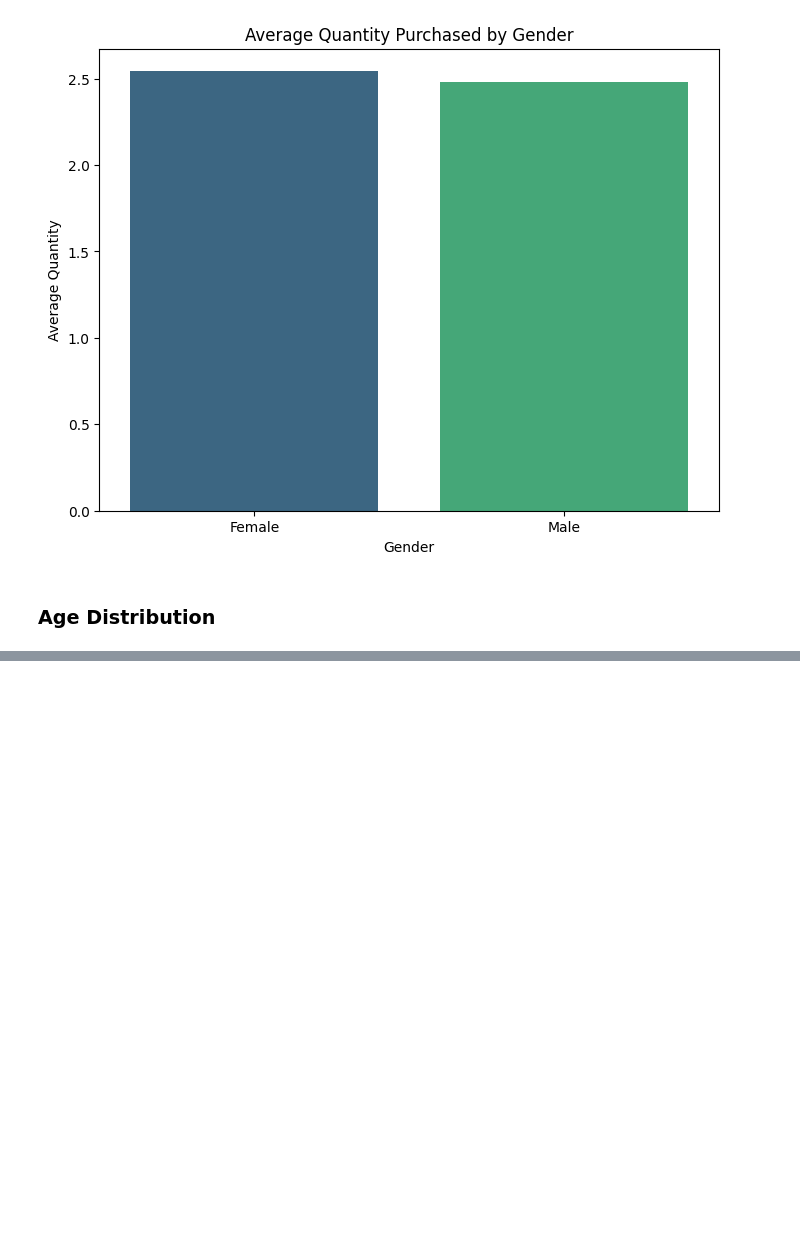
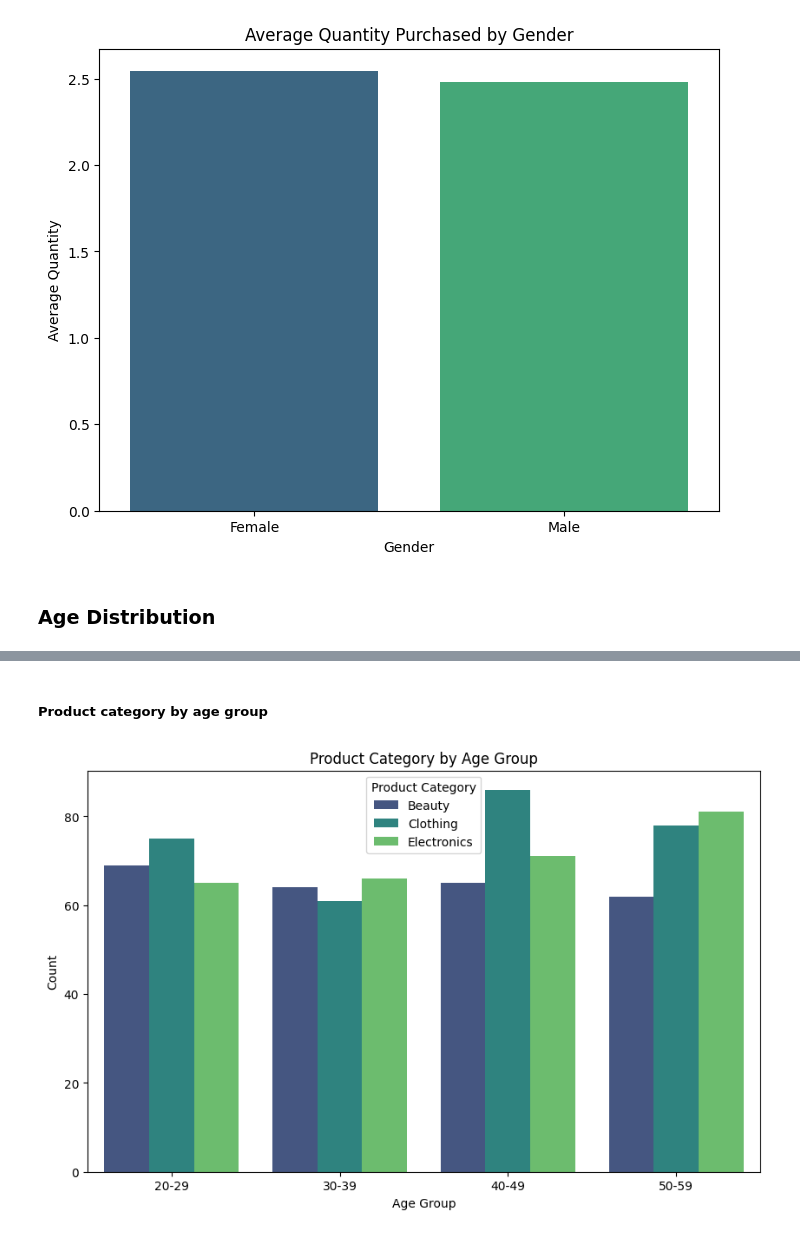
Before and after one commit to OptimusCoderr/Oasis_Infobyte, a Jupyter notebook: oasis-infobyte-retail-sales.ipynb, the cells around one changed output, grey strips where cells are left out. Cells and saved outputs as stored; diff of their text form; code cells hidden in the pictures; blank space fills up the shorter version.

```diff
--- a/oasis-infobyte-retail-sales.ipynb
+++ b/oasis-infobyte-retail-sales.ipynb
@@ -215,0 +226,17 @@ Name: Quantity, dtype: float64
+# %% [markdown]
+##### Product category by age group
+# %%
+# Bin ages into groups
+bins = [20, 30, 40, 50, 60]
+labels = ['20-29', '30-39', '40-49', '50-59']
+df_retail['Age Group'] = pd.cut(df_retail['Age'], bins=bins, labels=labels, right=False)
+
+# Product category by age group
+plt.figure(figsize=(10, 6))
+sns.countplot(x='Age Group', hue='Product Category', data=df_retail, palette='viridis')
+plt.title('Product Category by Age Group')
+plt.xlabel('Age Group')
+plt.ylabel('Count')
+plt.show()
+# %% [output]
+[figure, added]
```
Also changed, not shown: parts of 17 cells of this notebook.
